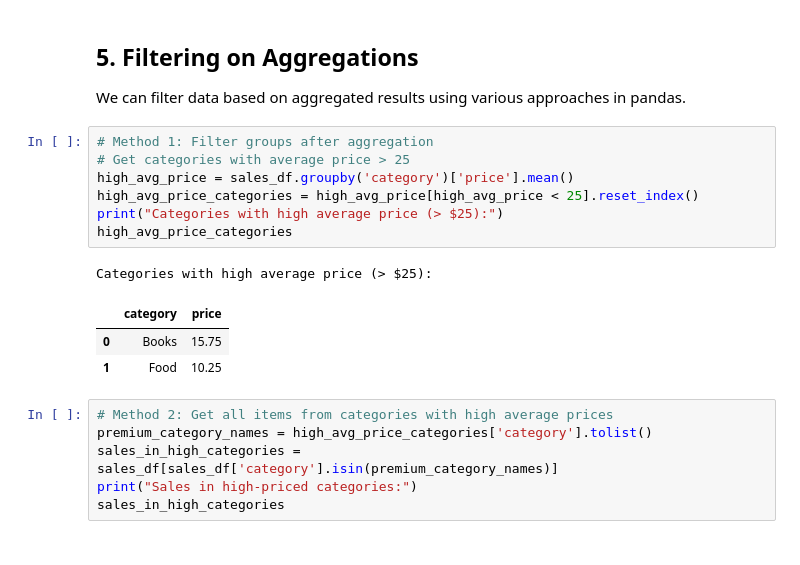
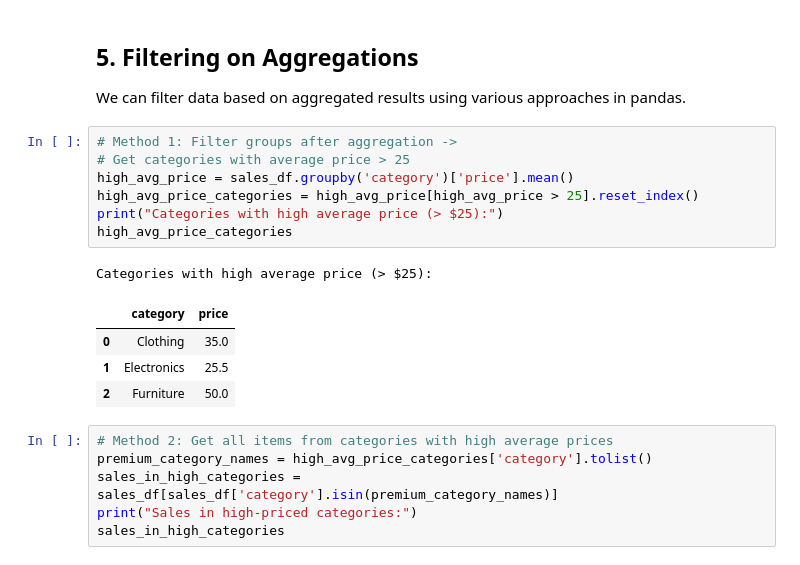
Before and after one commit to rajuboddula3/OutSkill_GenAI_Repository, a Jupyter notebook: Week1/Day_1/pandas.ipynb, the cells around one changed output. Cells and saved outputs as stored; diff of their text form.

```diff
--- a/Week1/Day_1/pandas.ipynb
+++ b/Week1/Day_1/pandas.ipynb
@@ -377,17 +377,18 @@ plt.show()
 
 We can filter data based on aggregated results using various approaches in pandas.
 # %%
-# Method 1: Filter groups after aggregation
+# Method 1: Filter groups after aggregation ->
 # Get categories with average price > 25
 high_avg_price = sales_df.groupby('category')['price'].mean()
-high_avg_price_categories = high_avg_price[high_avg_price < 25].reset_index()
+high_avg_price_categories = high_avg_price[high_avg_price > 25].reset_index()
 print("Categories with high average price (> $25):")
 high_avg_price_categories
 # %% [output]
 Categories with high average price (> $25):
 |  | category | price |
-| 0 | Books | 15.75 |
-| 1 | Food | 10.25 |
+| 0 | Clothing | 35.0 |
+| 1 | Electronics | 25.5 |
+| 2 | Furniture | 50.0 |
 # %%
 # Method 2: Get all items from categories with high average prices
 premium_category_names = high_avg_price_categories['category'].tolist()
```
Also changed, not shown: parts of 1 cell of this notebook, 5 other files.
